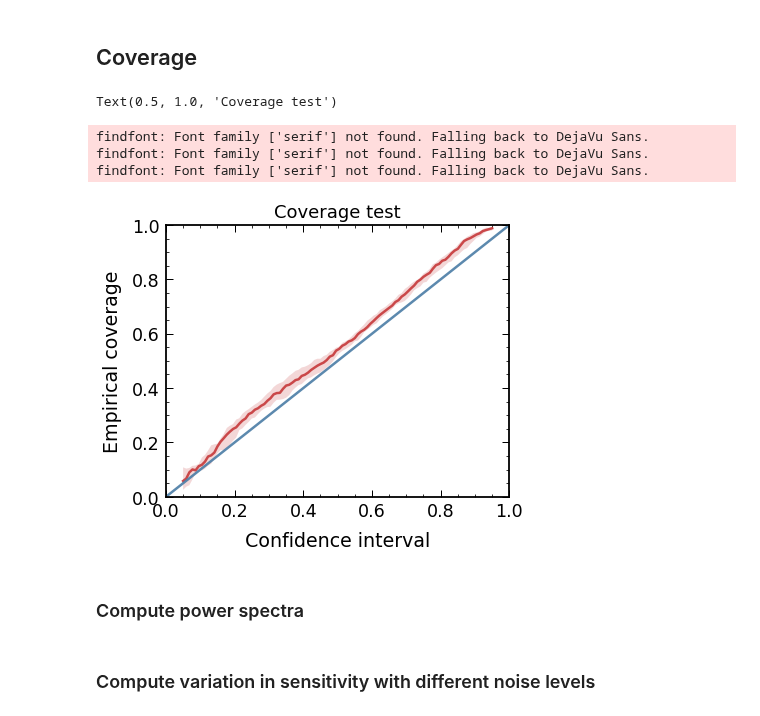
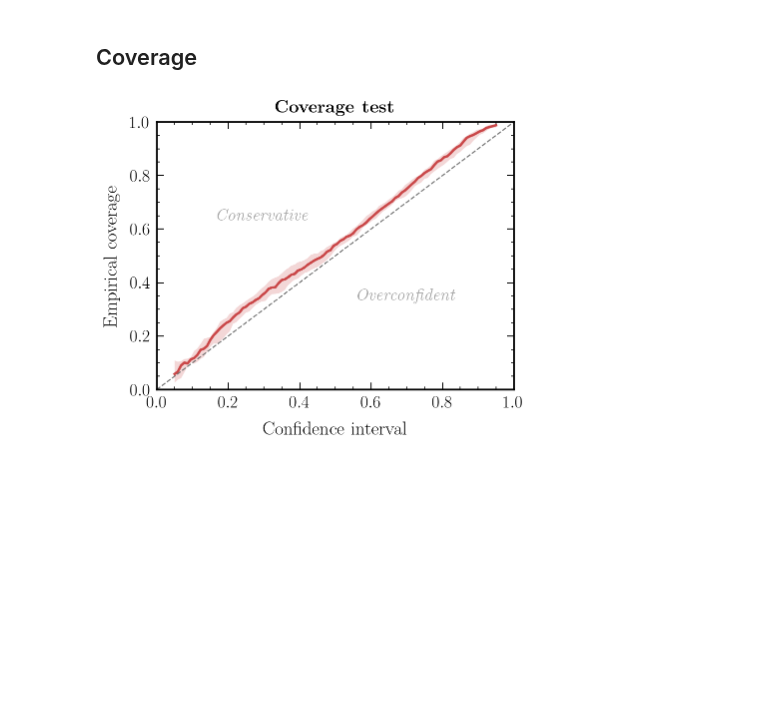
Before and after one commit to smsharma/neural-global-astrometry, a Jupyter notebook: notebooks/04_coverage.ipynb, the cells around one changed output. Cells and saved outputs as stored; diff of their text form; code cells hidden in the pictures; blank space fills up the shorter version.

Commit message:
Added anisotropic noise and coverage test plots

```diff
--- a/notebooks/04_coverage.ipynb
+++ b/notebooks/04_coverage.ipynb
@@ -190,17 +173,30 @@ empirical_cov = np.load("../data/plot_arrays/empirical_cov.npy")
 # %%
 plt.plot(p_ary, np.median(empirical_cov, axis=0))
 plt.fill_between(p_ary, np.percentile(empirical_cov, [16], axis=0)[0], np.percentile(empirical_cov, [84], axis=0)[0], alpha=0.2)
-plt.plot([0,1],[0,1])
+plt.plot([0,1],[0,1], label="Perfect calibration", color='dimgrey', ls='--', lw=1.2)
 plt.xlim(0, 1)
 plt.ylim(0, 1)
 plt.xlabel("Confidence interval")
 plt.ylabel("Empirical coverage")
-plt.title("Coverage test")
+plt.title(r"\bf{Coverage test}", y=1.008)
+# plt.legend(loc='upper left', frameon=True, framealpha=0.9, handlelength=1.2, fontsize=16)
+
+def get_aspect(ax=None):
+    if ax is None:
+        ax = plt.gca()
+    fig = ax.figure
+
+    ll, ur = ax.get_position() * fig.get_size_inches()
+    width, height = ur - ll
+    axes_ratio = height / width
+    aspect = axes_ratio / ax.get_data_ratio()
+
+    return aspect
+
+plt.text(0.3, 0.65, r"\emph{Conservative}",  ha='center', va='center', color='dimgrey', alpha=0.6, fontsize=17)
+plt.text(0.7, 0.35, r"\emph{Overconfident}",ha='center', va='center', color='dimgrey', alpha=0.6, fontsize=17)
+
+plt.tight_layout()
+plt.savefig("../paper/journal-response-v1/coverage.pdf")
 # %% [output]
-Text(0.5, 1.0, 'Coverage test')
-findfont: Font family ['serif'] not found. Falling back to DejaVu Sans.
-findfont: Font family ['serif'] not found. Falling back to DejaVu Sans.
-findfont: Font family ['serif'] not found. Falling back to DejaVu Sans.
-[figure, old version]
+[figure, new version]
-# %% [markdown]
-### Compute power spectra
@@ -225,2 +202,0 @@ C_l_mu = pspecpop.get_C_l_total_ary();
-# %% [markdown]
-### Compute variation in sensitivity with different noise levels
```
Also changed, not shown: parts of 19 cells of this notebook, 6 other files.
